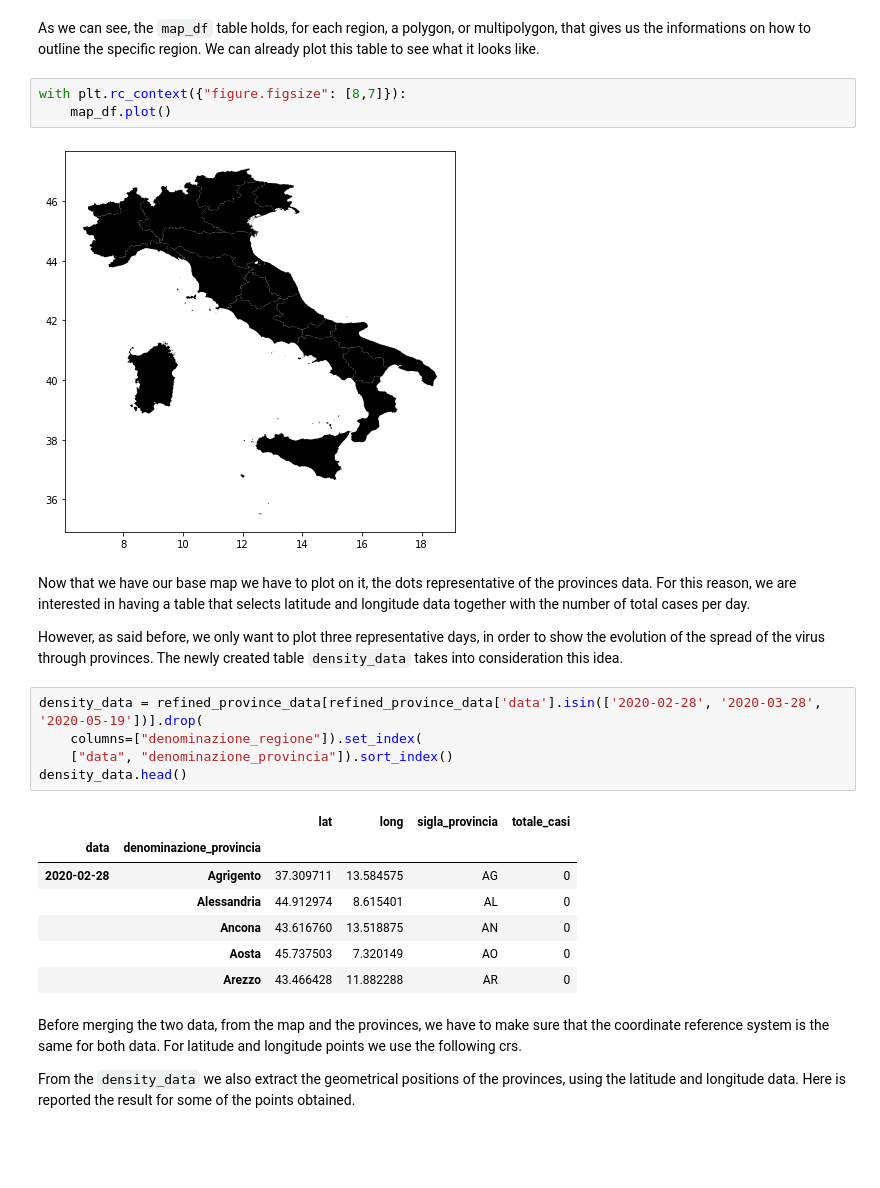
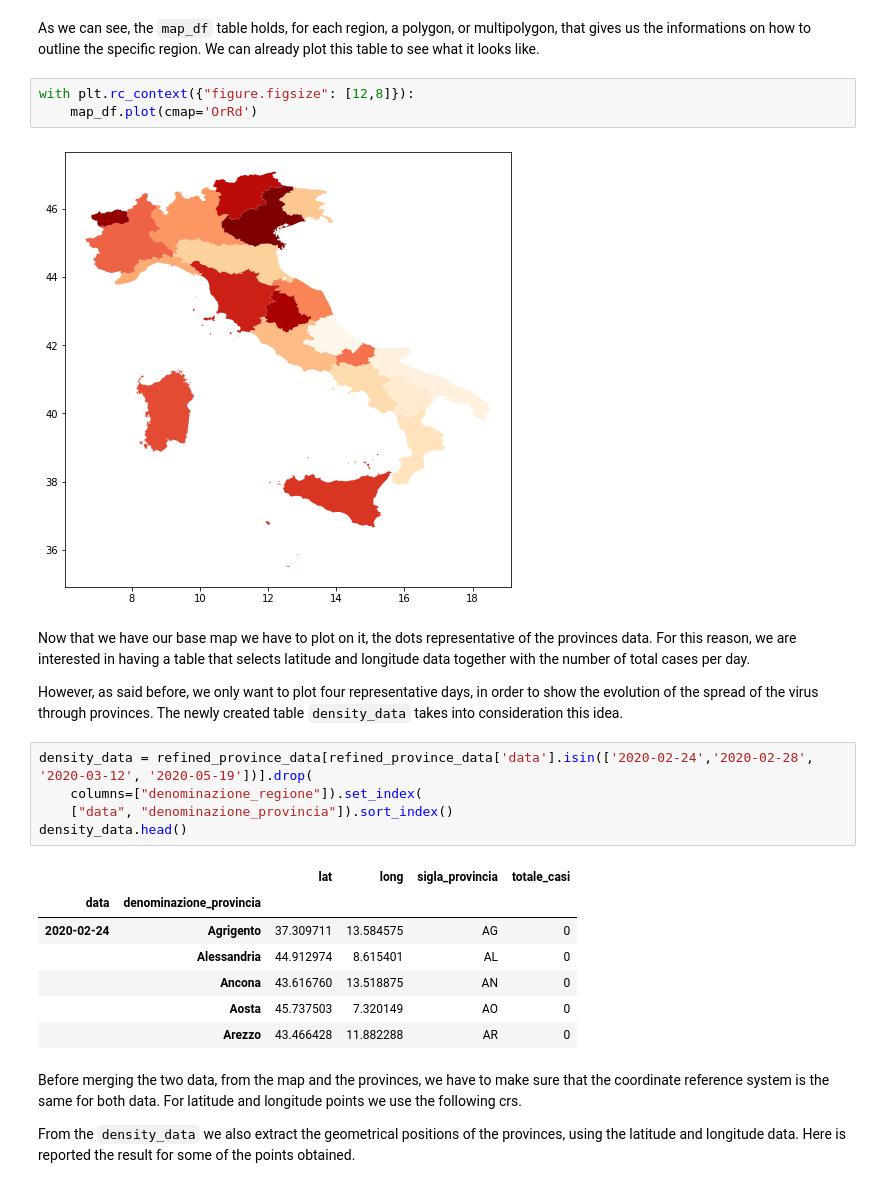
Before and after one commit to ClaudiaRaffaelli/COVID-19-analysis, a Jupyter notebook: covid-19_pandas_analysis.ipynb, the cells around one changed output. Saved outputs shown, nothing was run; the diff lists cells and outputs as text; blank space fills up the shorter version.

```diff
--- a/covid-19_pandas_analysis.ipynb
+++ b/covid-19_pandas_analysis.ipynb
@@ -348,23 +395,23 @@ map_df.head()
 # %% [markdown]
 As we can see, the <code>map_df</code> table holds, for each region, a polygon, or multipolygon, that gives us the informations on how to outline the specific region. We can already plot this table to see what it looks like.
 # %%
-with plt.rc_context({"figure.figsize": [8,7]}):
-    map_df.plot()
+with plt.rc_context({"figure.figsize": [12,8]}):
+    map_df.plot(cmap='OrRd')
 # %% [output]
-[figure, old version]
+[figure, new version]
 # %% [markdown]
 Now that we have our base map we have to plot on it, the dots representative of the provinces data. For this reason, we are interested in having a table that selects latitude and longitude data together with the number of total cases per day.
 
-However, as said before, we only want to plot three representative days, in order to show the evolution of the spread of the virus through provinces. The newly created table <code>density_data</code> takes into consideration this idea.
+However, as said before, we only want to plot four representative days, in order to show the evolution of the spread of the virus through provinces. The newly created table <code>density_data</code> takes into consideration this idea.
 # %%
-density_data = refined_province_data[refined_province_data['data'].isin(['2020-02-28', '2020-03-28', '2020-05-19'])].drop(
+density_data = refined_province_data[refined_province_data['data'].isin(['2020-02-24','2020-02-28', '2020-03-12', '2020-05-19'])].drop(
     columns=["denominazione_regione"]).set_index(
     ["data", "denominazione_provincia"]).sort_index()
 density_data.head()
 # %% [output]
 |  |  | lat | long | sigla_provincia | totale_casi |
 | data | denominazione_provincia |  |  |  |  |
-| 2020-02-28 | Agrigento | 37.309711 | 13.584575 | AG | 0 |
+| 2020-02-24 | Agrigento | 37.309711 | 13.584575 | AG | 0 |
 |  | Alessandria | 44.912974 | 8.615401 | AL | 0 |
 |  | Ancona | 43.616760 | 13.518875 | AN | 0 |
 |  | Aosta | 45.737503 | 7.320149 | AO | 0 |
```
Also changed, not shown: parts of 31 cells of this notebook.
